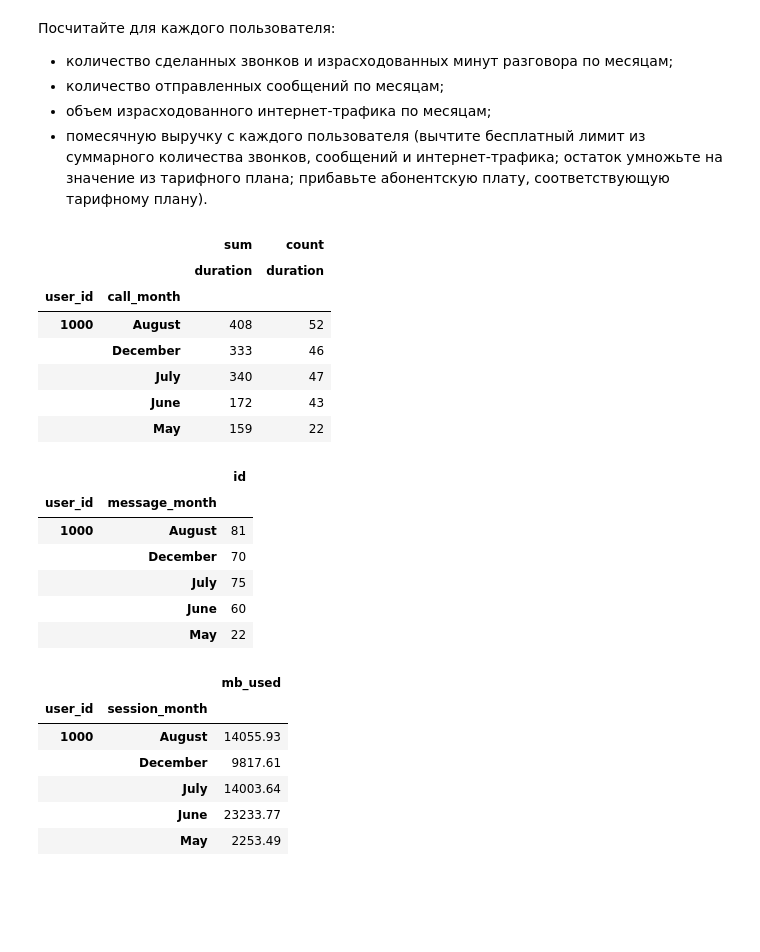
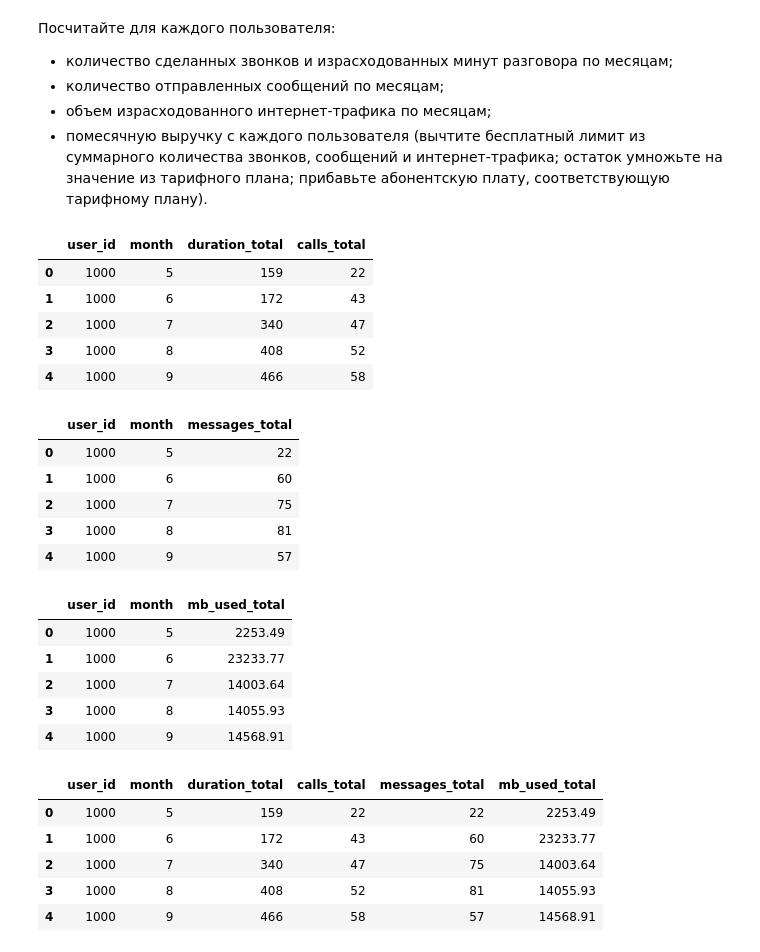
Before and after one commit to mariakyrychok/megaline, a Jupyter notebook: main.ipynb, the cells around one changed output. Saved outputs shown, nothing was run; the diff lists cells and outputs as text; code cells hidden in the pictures; blank space fills up the shorter version.

```diff
--- a/main.ipynb
+++ b/main.ipynb
@@ -249,39 +249,63 @@ internet = internet.drop(columns='Unnamed: 0')
 - объем израсходованного интернет-трафика по месяцам;
 - помесячную выручку с каждого пользователя (вычтите бесплатный лимит из суммарного количества звонков, сообщений и интернет-трафика; остаток умножьте на значение из тарифного плана; прибавьте абонентскую плату, соответствующую тарифному плану).
 # %%
-calls['call_month'] = calls['call_date'].dt.month_name()
-calls_per_month = calls.pivot_table(index=['user_id', 'call_month'], values='duration', aggfunc=['sum', 'count'])
+calls['month'] = pd.DatetimeIndex(calls['call_date']).month
+calls_per_month = calls.pivot_table(
+    index=['user_id', 'month'],
+    values='duration',
+    aggfunc=['sum', 'count']
+).reset_index()
+calls_per_month.columns = ['user_id', 'month', 'duration_total','calls_total']
 calls_per_month.head()
 # %% [output]
-|  |  | sum | count |
-|  |  | duration | duration |
-| user_id | call_month |  |  |
-| 1000 | August | 408 | 52 |
-|  | December | 333 | 46 |
-|  | July | 340 | 47 |
-|  | June | 172 | 43 |
-|  | May | 159 | 22 |
+|  | user_id | month | duration_total | calls_total |
+| 0 | 1000 | 5 | 159 | 22 |
+| 1 | 1000 | 6 | 172 | 43 |
+| 2 | 1000 | 7 | 340 | 47 |
+| 3 | 1000 | 8 | 408 | 52 |
+| 4 | 1000 | 9 | 466 | 58 |
 # %%
-messages['message_month'] = messages['message_date'].dt.month_name()
-messages_per_month = messages.pivot_table(index=['user_id', 'message_month'], values='id', aggfunc='count')
+messages['month'] = pd.DatetimeIndex(messages['message_date']).month
+messages_per_month = messages.pivot_table(
+    index=['user_id', 'month'],
+    values='id',
+    aggfunc='count'
+).reset_index()
+messages_per_month.columns = ['user_id', 'month', 'messages_total']
 messages_per_month.head()
 # %% [output]
-|  |  | id |
-| user_id | message_month |  |
-| 1000 | August | 81 |
-|  | December | 70 |
-|  | July | 75 |
-|  | June | 60 |
-|  | May | 22 |
+|  | user_id | month | messages_total |
+| 0 | 1000 | 5 | 22 |
+| 1 | 1000 | 6 | 60 |
+| 2 | 1000 | 7 | 75 |
+| 3 | 1000 | 8 | 81 |
+| 4 | 1000 | 9 | 57 |
 # %%
-internet['session_month'] = internet['session_date'].dt.month_name()
-internet_per_month = internet.pivot_table(index=['user_id', 'session_month'], values='mb_used', aggfunc='sum')
+internet['month'] = pd.DatetimeIndex(internet['session_date']).month
+internet_per_month = internet.pivot_table(
+    index=['user_id', 'month'],
+    values='mb_used',
+    aggfunc='sum'
+).reset_index()
+internet_per_month.columns = ['user_id', 'month', 'mb_used_total']
 internet_per_month.head()
 # %% [output]
-|  |  | mb_used |
-| user_id | session_month |  |
-| 1000 | August | 14055.93 |
-|  | December | 9817.61 |
-|  | July | 14003.64 |
-|  | June | 23233.77 |
-|  | May | 2253.49 |
+|  | user_id | month | mb_used_total |
+| 0 | 1000 | 5 | 2253.49 |
+| 1 | 1000 | 6 | 23233.77 |
+| 2 | 1000 | 7 | 14003.64 |
+| 3 | 1000 | 8 | 14055.93 |
+| 4 | 1000 | 9 | 14568.91 |
+# %%
+from functools import reduce
+
+data_frames = [calls_per_month, messages_per_month, internet_per_month]
+data = reduce(lambda left,right: pd.merge(left, right, on=['user_id', 'month']), data_frames)
+data.head()
+# %% [output]
+|  | user_id | month | duration_total | calls_total | messages_total | mb_used_total |
+| 0 | 1000 | 5 | 159 | 22 | 22 | 2253.49 |
+| 1 | 1000 | 6 | 172 | 43 | 60 | 23233.77 |
+| 2 | 1000 | 7 | 340 | 47 | 75 | 14003.64 |
+| 3 | 1000 | 8 | 408 | 52 | 81 | 14055.93 |
+| 4 | 1000 | 9 | 466 | 58 | 57 | 14568.91 |
```
Also changed, not shown: parts of 16 cells of this notebook.
